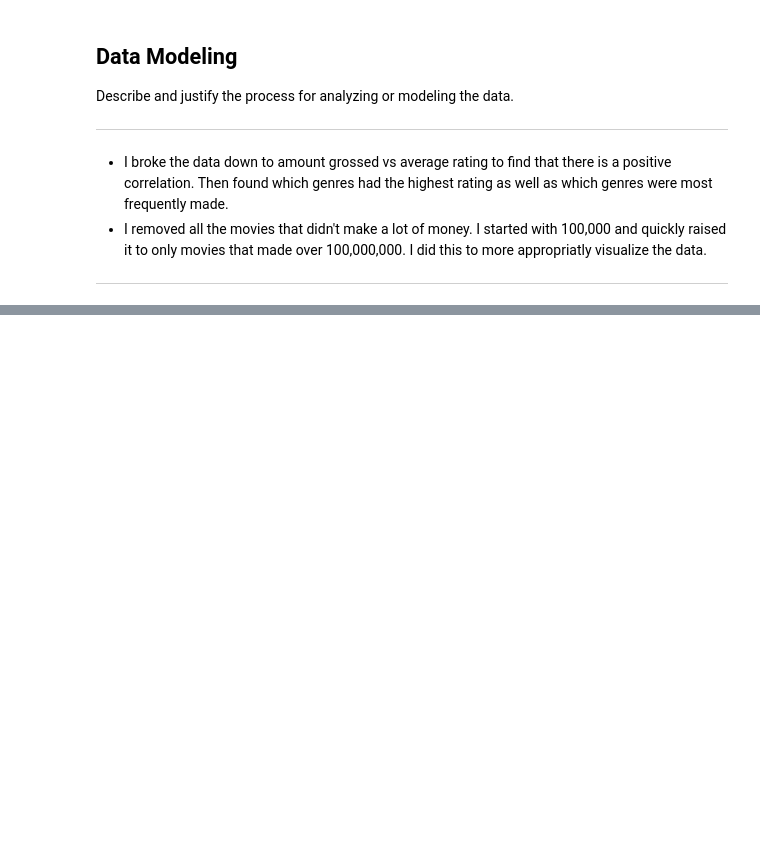
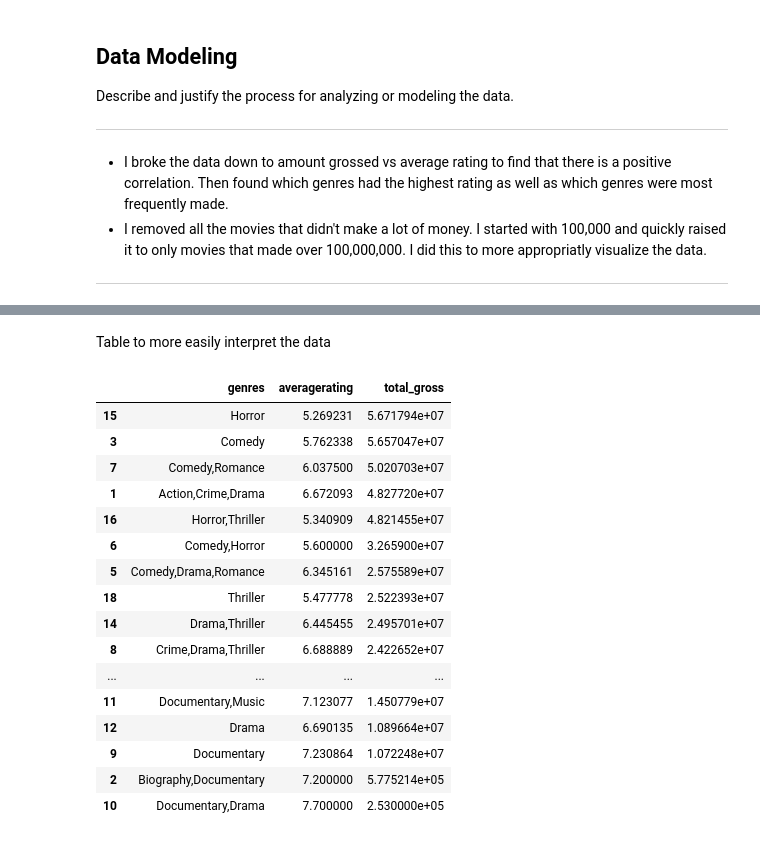
Before and after one commit to Zealfire243/movie-analysis, a Jupyter notebook: Microsoft-Movie-Analysis.ipynb, the cells around one changed output, grey strips where cells are left out. Cells and saved outputs as stored; diff of their text form; code cells hidden in the pictures; blank space fills up the shorter version.

```diff
--- a/Microsoft-Movie-Analysis.ipynb
+++ b/Microsoft-Movie-Analysis.ipynb
@@ -207,0 +243,23 @@ Evaluate how well your work solves the stated business problem.
+# %% [markdown]
+Table to more easily interpret the data
+# %%
+to_drop = ['domestic_gross', 'foreign_gross', 'year', 'start_year', 'runtime_minutes', 'numvotes']
+grouped.drop(to_drop, axis=1)
+# %% [output]
+|  | genres | averagerating | total_gross |
+| 15 | Horror | 5.269231 | 5.671794e+07 |
+| 3 | Comedy | 5.762338 | 5.657047e+07 |
+| 7 | Comedy,Romance | 6.037500 | 5.020703e+07 |
+| 1 | Action,Crime,Drama | 6.672093 | 4.827720e+07 |
+| 16 | Horror,Thriller | 5.340909 | 4.821455e+07 |
+| 6 | Comedy,Horror | 5.600000 | 3.265900e+07 |
+| 5 | Comedy,Drama,Romance | 6.345161 | 2.575589e+07 |
+| 18 | Thriller | 5.477778 | 2.522393e+07 |
+| 14 | Drama,Thriller | 6.445455 | 2.495701e+07 |
+| 8 | Crime,Drama,Thriller | 6.688889 | 2.422652e+07 |
+| ... | ... | ... | ... |
+| 11 | Documentary,Music | 7.123077 | 1.450779e+07 |
+| 12 | Drama | 6.690135 | 1.089664e+07 |
+| 9 | Documentary | 7.230864 | 1.072248e+07 |
+| 2 | Biography,Documentary | 7.200000 | 5.775214e+05 |
+| 10 | Documentary,Drama | 7.700000 | 2.530000e+05 |
```
Also changed, not shown: parts of 48 cells of this notebook, 6 other files.
